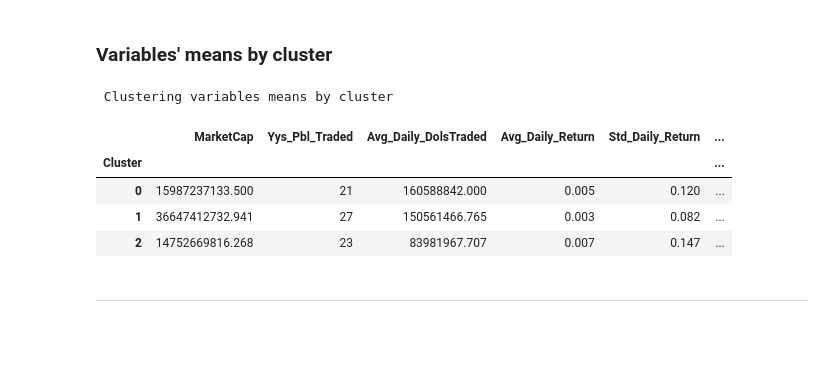
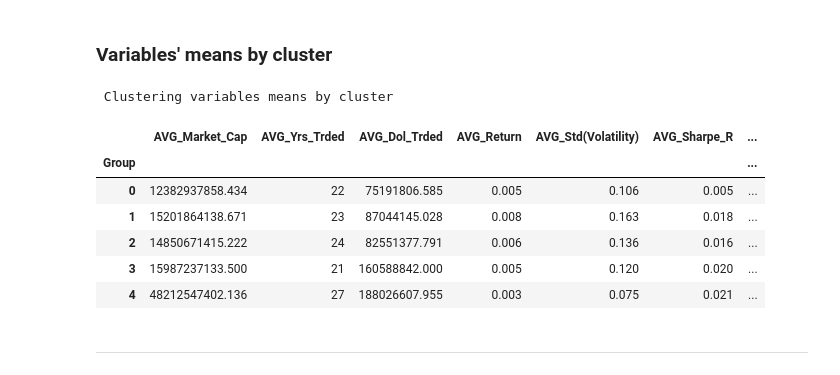
Before and after one commit to AlfredMtz/clustering-stocks, a Jupyter notebook: Diversification-System-Project.ipynb, the cells around one changed output. Drawn from its saved outputs; the diff is of its cells as text; code cells hidden in the pictures; blank space fills up the shorter version.

```diff
--- a/Diversification-System-Project.ipynb
+++ b/Diversification-System-Project.ipynb
@@ -100,7 +100,7 @@ mydata['Date'] = pd.to_datetime(mydata['Date'])
 #mydata.head()
 
 # Builds column for publicly Traded Years
-mydata['Yys_Pbl_Traded'] = mydata.groupby('Symbol').Date.transform(lambda x: x.dt.year.max() - x.dt.year.min())
+mydata['Yrs_Pbl_Traded'] = mydata.groupby('Symbol').Date.transform(lambda x: x.dt.year.max() - x.dt.year.min())
 
 # Filters dates for 2017
 mydata = mydata[(mydata.Date >= '2017-01-01') & (mydata.Date < '2018-01-01')]
@@ -174,11 +174,13 @@ clust_train, clust_test = train_test_split(mydata, test_size=.3, random_state=12
 ### Data Scale
 # %%
 # Turns data into a matrix box
-data = clust_train.as_matrix(columns=[ 'MarketCap', 'Yys_Pbl_Traded','Avg_Daily_DolsTraded',
+data = clust_train.as_matrix(columns=[ 'MarketCap', 'Yrs_Pbl_Traded','Avg_Daily_DolsTraded',
        'Avg_Daily_Return', 'Std_Daily_Return', 'Daily_Sharpe_Ratio',
        'Dividend_Yield'])
 
+# save data to new object
 x_cols = data
+# print(x_cols)
 # scales data
 sc_clust_train = preprocessing.scale(x_cols)
 #print('mean:',round(scaled_cols.mean()))
@@ -325,7 +327,7 @@ For n_clusters = 6 The average silhouette_score is : 0.287644466104
 X = sc_clust_train
 
 # setting model
-Kmean = KMeans(n_clusters=3)
+Kmean = KMeans(n_clusters=5, random_state=3456)
 
 # fiting training data
 Kmean.fit(X)
@@ -363,33 +395,38 @@ plt.show()
 # %%
 # builds variable to groupby average values
 mydata_labels = clust_train
 
 # Builds dataframe with cluster labels inside
 cluster_labels = pd.DataFrame(data = Kmean.labels_)
 
 # renames labels to cluster
-cluster_labels.columns = ['Cluster']
+cluster_labels.columns = ['Group']
 
 # join datas
 data_n_labels = mydata_labels.join(cluster_labels)
 
 # calculate clustering variable means by cluster
-clustergrp = data_n_labels.groupby('Cluster').mean()
+clustergrp = data_n_labels.groupby('Group').mean()
 
 # turn index from float to integer
 clustergrp.index = clustergrp.index.astype(int)
 
 # Turn years publicly traded into a interger
-clustergrp.Yys_Pbl_Traded = clustergrp.Yys_Pbl_Traded.astype(int)
+clustergrp.Yrs_Pbl_Traded = clustergrp.Yrs_Pbl_Traded.astype(int)
+
+# Change columns names
+clustergrp.columns = ['AVG_Market_Cap', 'AVG_Yrs_Trded', 'AVG_Dol_Trded', 'AVG_Return', 'AVG_Std(Volatility)', 'AVG_Sharpe_R', 'AVG_Dvdend_Yield']
 print('\n', "Clustering variables means by cluster")
 clustergrp.head()
 # %% [output]
  Clustering variables means by cluster
-|  | MarketCap | Yys_Pbl_Traded | Avg_Daily_DolsTraded | Avg_Daily_Return | Std_Daily_Return | ... |
-| Cluster |  |  |  |  |  | ... |
-| 0 | 15987237133.500 | 21 | 160588842.000 | 0.005 | 0.120 | ... |
-| 1 | 36647412732.941 | 27 | 150561466.765 | 0.003 | 0.082 | ... |
-| 2 | 14752669816.268 | 23 | 83981967.707 | 0.007 | 0.147 | ... |
+|  | AVG_Market_Cap | AVG_Yrs_Trded | AVG_Dol_Trded | AVG_Return | AVG_Std(Volatility) | AVG_Sharpe_R | ... |
+| Group |  |  |  |  |  |  | ... |
+| 0 | 12382937858.434 | 22 | 75191806.585 | 0.005 | 0.106 | 0.005 | ... |
+| 1 | 15201864138.671 | 23 | 87044145.028 | 0.008 | 0.163 | 0.018 | ... |
+| 2 | 14850671415.222 | 24 | 82551377.791 | 0.006 | 0.136 | 0.016 | ... |
+| 3 | 15987237133.500 | 21 | 160588842.000 | 0.005 | 0.120 | 0.020 | ... |
+| 4 | 48212547402.136 | 27 | 188026607.955 | 0.003 | 0.075 | 0.021 | ... |
 # %% [markdown]
 ---
 # %% [markdown]
```
Also changed, not shown: parts of 7 cells of this notebook.
